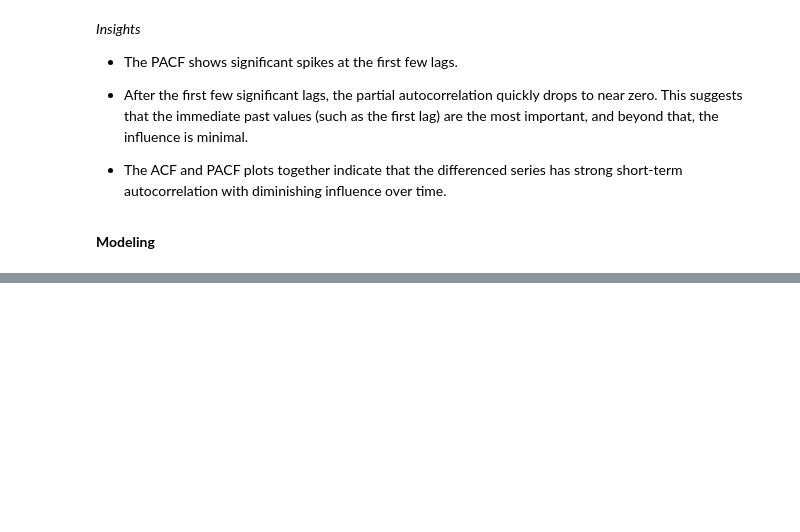
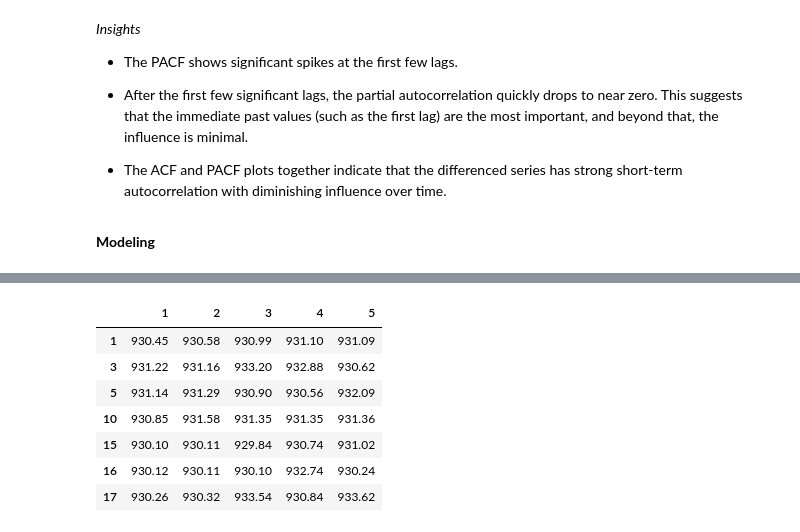
Before and after one commit to KennedyOwinoJnr/Time-Series-Analysis-Housing-Value, a Jupyter notebook: notebook.ipynb, the cells around one changed output, grey strips where cells are left out. Saved outputs shown, nothing was run; the diff lists cells and outputs as text; code cells hidden in the pictures; blank space fills up the shorter version.

```diff
--- a/notebook.ipynb
+++ b/notebook.ipynb
@@ -575,0 +688,12 @@ acf = plot_pacf(df_diff_24, ax= ax)
+# %%
+mae_df = pd.DataFrame(mae_grid, index= params['q'])
+mae_df.round(4)
+# %% [output]
+|  | 1 | 2 | 3 | 4 | 5 |
+| 1 | 930.45 | 930.58 | 930.99 | 931.10 | 931.09 |
+| 3 | 931.22 | 931.16 | 933.20 | 932.88 | 930.62 |
+| 5 | 931.14 | 931.29 | 930.90 | 930.56 | 932.09 |
+| 10 | 930.85 | 931.58 | 931.35 | 931.35 | 931.36 |
+| 15 | 930.10 | 930.11 | 929.84 | 930.74 | 931.02 |
+| 16 | 930.12 | 930.11 | 930.10 | 932.74 | 930.24 |
+| 17 | 930.26 | 930.32 | 933.54 | 930.84 | 933.62 |
```
Also changed, not shown: parts of 16 cells of this notebook.
